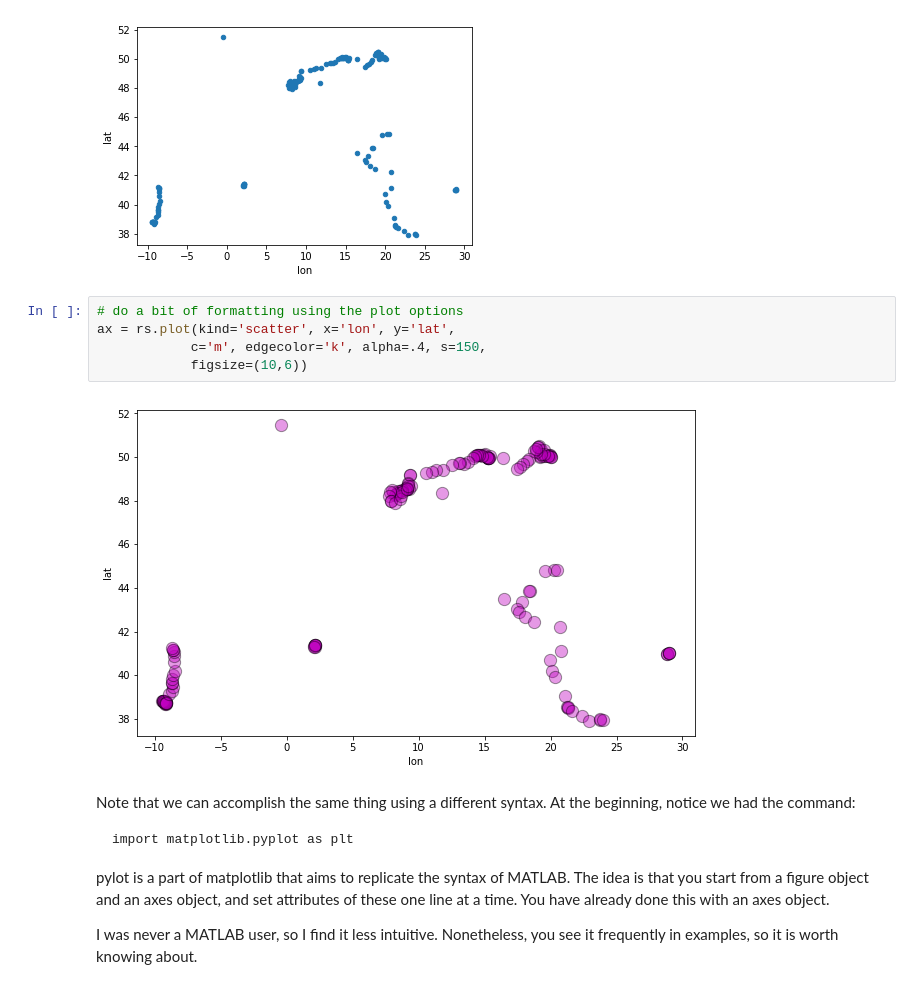
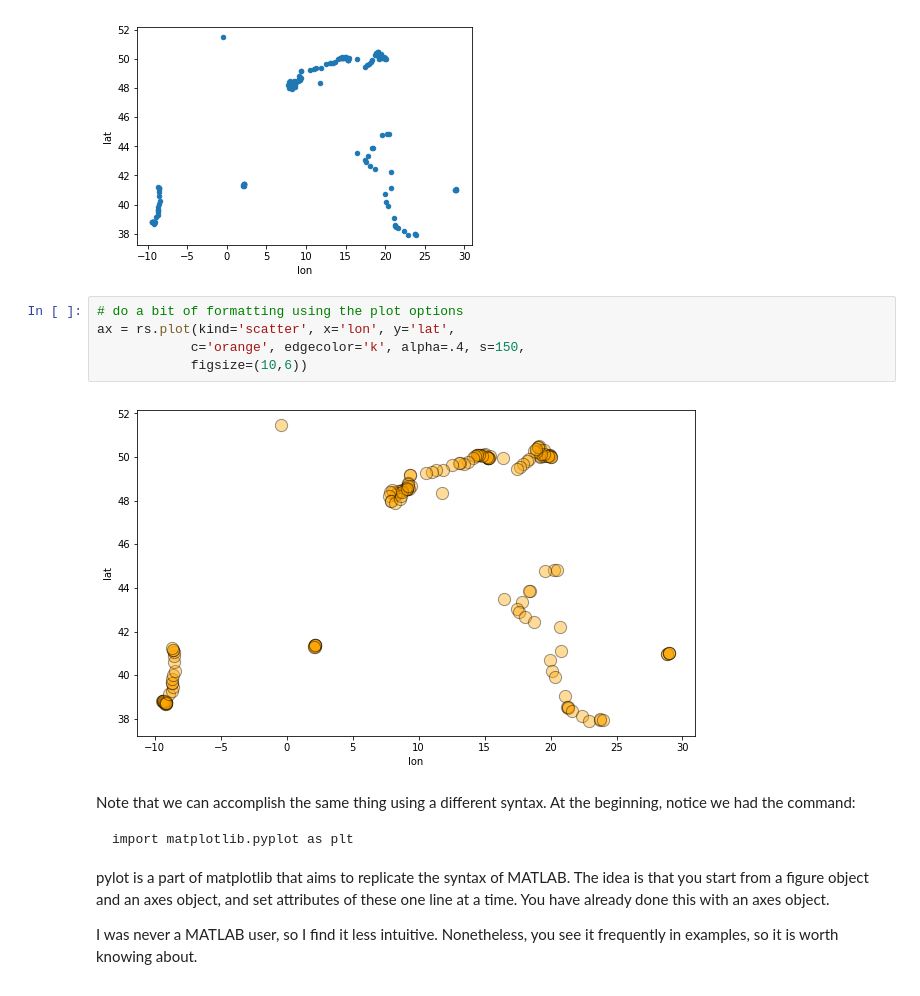
Before and after one commit to rianatanzen068/ce599, a Jupyter notebook: 15-Data Viz 1/data-viz.ipynb, the cells around one changed output. Saved outputs shown, nothing was run; the diff lists cells and outputs as text.

```diff
--- a/15-Data Viz 1/data-viz.ipynb
+++ b/15-Data Viz 1/data-viz.ipynb
@@ -233,10 +239,10 @@ rs.plot(kind='scatter', x='lon', y='lat')
 # %%
 # do a bit of formatting using the plot options
 ax = rs.plot(kind='scatter', x='lon', y='lat',
-            c='m', edgecolor='k', alpha=.4, s=150,
+            c='orange', edgecolor='k', alpha=.4, s=150,
             figsize=(10,6))
 # %% [output]
-[figure, old version]
+[figure, new version]
 # %% [markdown]
 Note that we can accomplish the same thing using a different syntax. At the beginning, notice we had the command:
 
```
Also changed, not shown: parts of 8 cells of this notebook, 2 other files.
